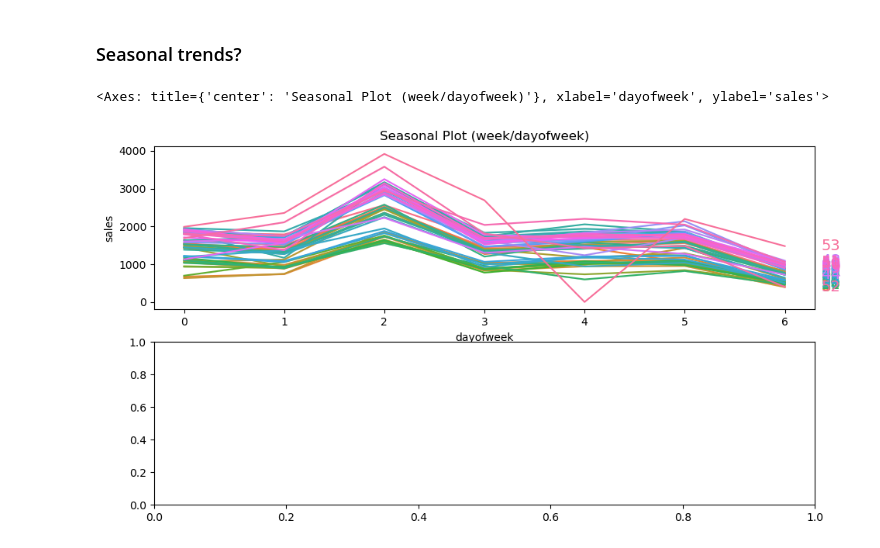
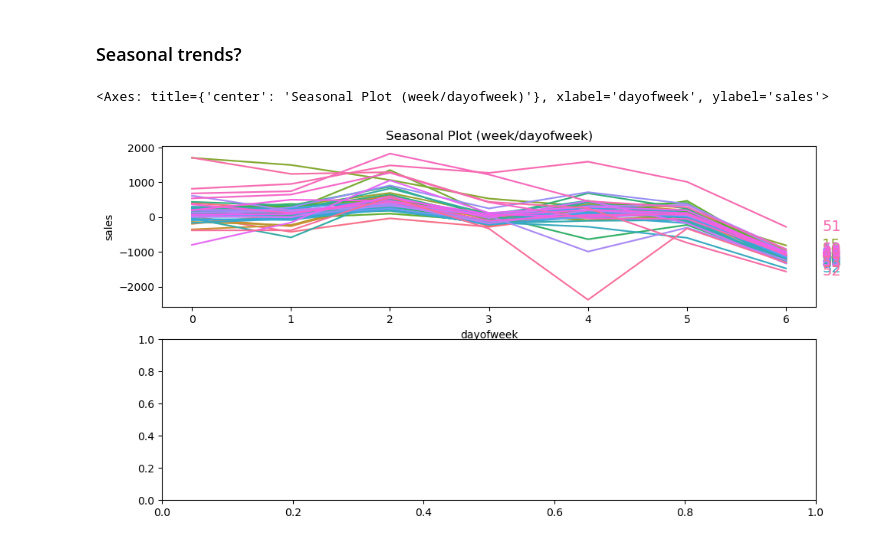
Before and after one commit to darrenjscott/kaggle_comps, a Jupyter notebook: StoreSales_TimeSeries/playground.ipynb, the cells around one changed output. Cells and saved outputs as stored; diff of their text form; code cells hidden in the pictures.

```diff
--- a/StoreSales_TimeSeries/playground.ipynb
+++ b/StoreSales_TimeSeries/playground.ipynb
@@ -21,9 +51,9 @@ train_df = pd.read_csv('./data/train.csv', dtype=train_dtypes, parse_dates=['dat
 # %%
 store_num = 1
-product = 'PRODUCE'
+product = 'GROCERY I'
 
 example_condition = (train_df['store_nbr'] == store_num) & (train_df['family'] == product)
-example_sales = sort_date(train_df[example_condition])
+example_sales = sort_date(train_df[example_condition], add_cols=False)
 
 example_sales.drop(['id','store_nbr','family'], axis=1, inplace=True)
 
@@ -53,0 +115,36 @@ plt.line()
+# %%
+# Find and remove the trend from the sales column
+
+from sklearn.linear_model import LinearRegression
+from sklearn.model_selection import train_test_split
+from statsmodels.tsa.deterministic import DeterministicProcess
+
+
+# Set up time features
+dp = DeterministicProcess(
+    example_sales.index,
+    constant=True,
+    order=1,
+    drop=True
+)
+X = dp.in_sample()
+
+y_sales = example_sales['sales']
+
+X_train, X_test, y_train_sales, y_test_sales = train_test_split(X, y_sales, test_size=0.2, shuffle=False)
+
+trend_model = LinearRegression(fit_intercept=False)
+
+trend_model.fit(X_train, y_train_sales)
+
+y_lin = pd.Series(trend_model.predict(X_train), index=X_train.index)
+y_pred = pd.Series(trend_model.predict(X_test), index=X_test.index)
+y_detrend = y_train_sales - y_lin
+
+fig, (ax0, ax1) = plt.subplots(2, 1, figsize=(10, 7), sharex=False)
+
+y_train_sales.plot(ax=ax0, style='.', color='b')
+y_lin.plot(ax=ax0, linewidth=3, color='r', label="In-sampe trend")
+#_ = y_pred.plot(ax=ax1, linewidth=3, label="Out-sample trend")
+
+y_detrend.plot(ax=ax1, style='.', color='b')
@@ -56,10 +156,10 @@ plt.line()
 # %%
 from plotting_routines import seasonal_plot
 
 fig, (ax0, ax1) = plt.subplots(2, 1, figsize=(11, 6))
 
-seasonal_plot(example_sales, y='sales', period='week', freq='dayofweek', ax=ax0)
+seasonal_plot(y_detrend, y='sales', period='week', freq='dayofweek', ax=ax0)
 #seasonal_plot(example_sales, y='sales', period='year', freq='dayofyear', ax=ax1)
 # %% [output]
 <Axes: title={'center': 'Seasonal Plot (week/dayofweek)'}, xlabel='dayofweek', ylabel='sales'>
-[figure, old version]
+[figure, new version]
```
Also changed, not shown: parts of 9 cells of this notebook, 2 other files.
